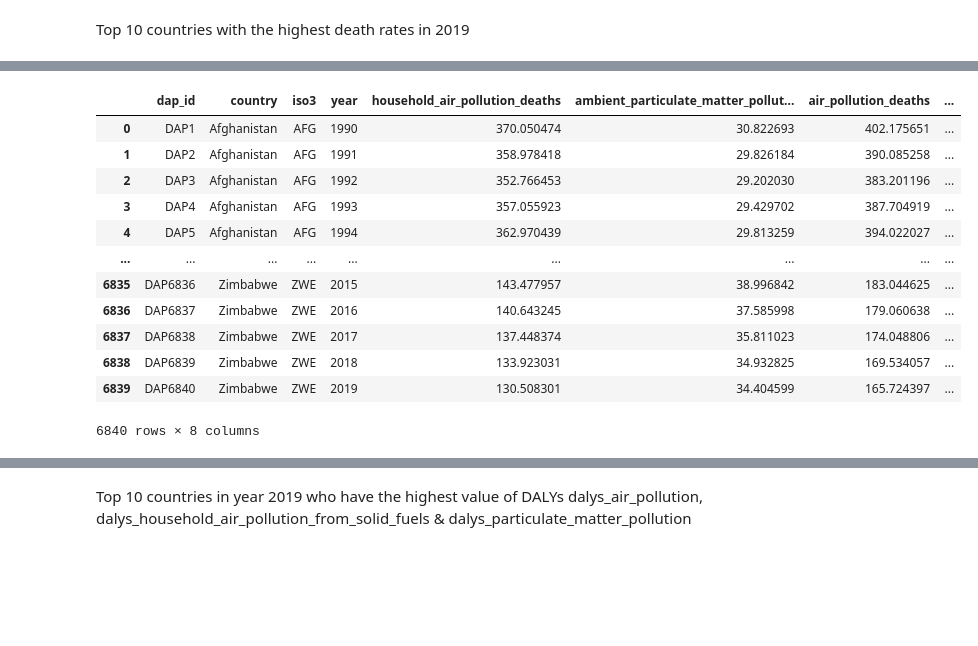
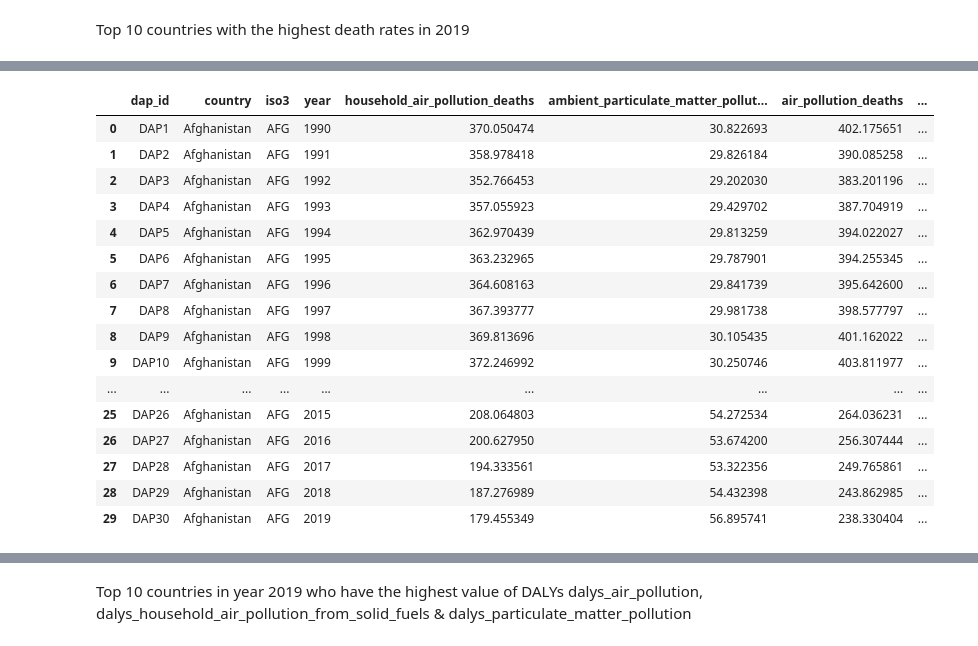
Before and after one commit to sameenshahzad/Project-3_Group-13, a Jupyter notebook: Slides & Analysis/Analysis.ipynb, the cells around one changed output, grey strips where cells are left out. Drawn from its saved outputs; the diff is of its cells as text; code cells hidden in the pictures; blank space fills up the shorter version.

```diff
--- a/Slides & Analysis/Analysis.ipynb
+++ b/Slides & Analysis/Analysis.ipynb
@@ -232,17 +419,19 @@ df.head()
 # %%
-Death_Rates_from_Air_Pollution = pd.read_sql('select * from Death_Rates_from_Air_Pollution', connection)
-Death_Rates_from_Air_Pollution
 # %% [output]
 |  | dap_id | country | iso3 | year | household_air_pollution_deaths | ambient_particulate_matter_pollut... | air_pollution_deaths | ... |
 | 0 | DAP1 | Afghanistan | AFG | 1990 | 370.050474 | 30.822693 | 402.175651 | ... |
 | 1 | DAP2 | Afghanistan | AFG | 1991 | 358.978418 | 29.826184 | 390.085258 | ... |
 | 2 | DAP3 | Afghanistan | AFG | 1992 | 352.766453 | 29.202030 | 383.201196 | ... |
 | 3 | DAP4 | Afghanistan | AFG | 1993 | 357.055923 | 29.429702 | 387.704919 | ... |
 | 4 | DAP5 | Afghanistan | AFG | 1994 | 362.970439 | 29.813259 | 394.022027 | ... |
+| 5 | DAP6 | Afghanistan | AFG | 1995 | 363.232965 | 29.787901 | 394.255345 | ... |
+| 6 | DAP7 | Afghanistan | AFG | 1996 | 364.608163 | 29.841739 | 395.642600 | ... |
+| 7 | DAP8 | Afghanistan | AFG | 1997 | 367.393777 | 29.981738 | 398.577797 | ... |
+| 8 | DAP9 | Afghanistan | AFG | 1998 | 369.813696 | 30.105435 | 401.162022 | ... |
+| 9 | DAP10 | Afghanistan | AFG | 1999 | 372.246992 | 30.250746 | 403.811977 | ... |
 | ... | ... | ... | ... | ... | ... | ... | ... | ... |
-| 6835 | DAP6836 | Zimbabwe | ZWE | 2015 | 143.477957 | 38.996842 | 183.044625 | ... |
-| 6836 | DAP6837 | Zimbabwe | ZWE | 2016 | 140.643245 | 37.585998 | 179.060638 | ... |
-| 6837 | DAP6838 | Zimbabwe | ZWE | 2017 | 137.448374 | 35.811023 | 174.048806 | ... |
-| 6838 | DAP6839 | Zimbabwe | ZWE | 2018 | 133.923031 | 34.932825 | 169.534057 | ... |
-| 6839 | DAP6840 | Zimbabwe | ZWE | 2019 | 130.508301 | 34.404599 | 165.724397 | ... |
+| 25 | DAP26 | Afghanistan | AFG | 2015 | 208.064803 | 54.272534 | 264.036231 | ... |
+| 26 | DAP27 | Afghanistan | AFG | 2016 | 200.627950 | 53.674200 | 256.307444 | ... |
+| 27 | DAP28 | Afghanistan | AFG | 2017 | 194.333561 | 53.322356 | 249.765861 | ... |
+| 28 | DAP29 | Afghanistan | AFG | 2018 | 187.276989 | 54.432398 | 243.862985 | ... |
+| 29 | DAP30 | Afghanistan | AFG | 2019 | 179.455349 | 56.895741 | 238.330404 | ... |
-6840 rows × 8 columns
```
Also changed, not shown: parts of 31 cells of this notebook, 5 other files.
